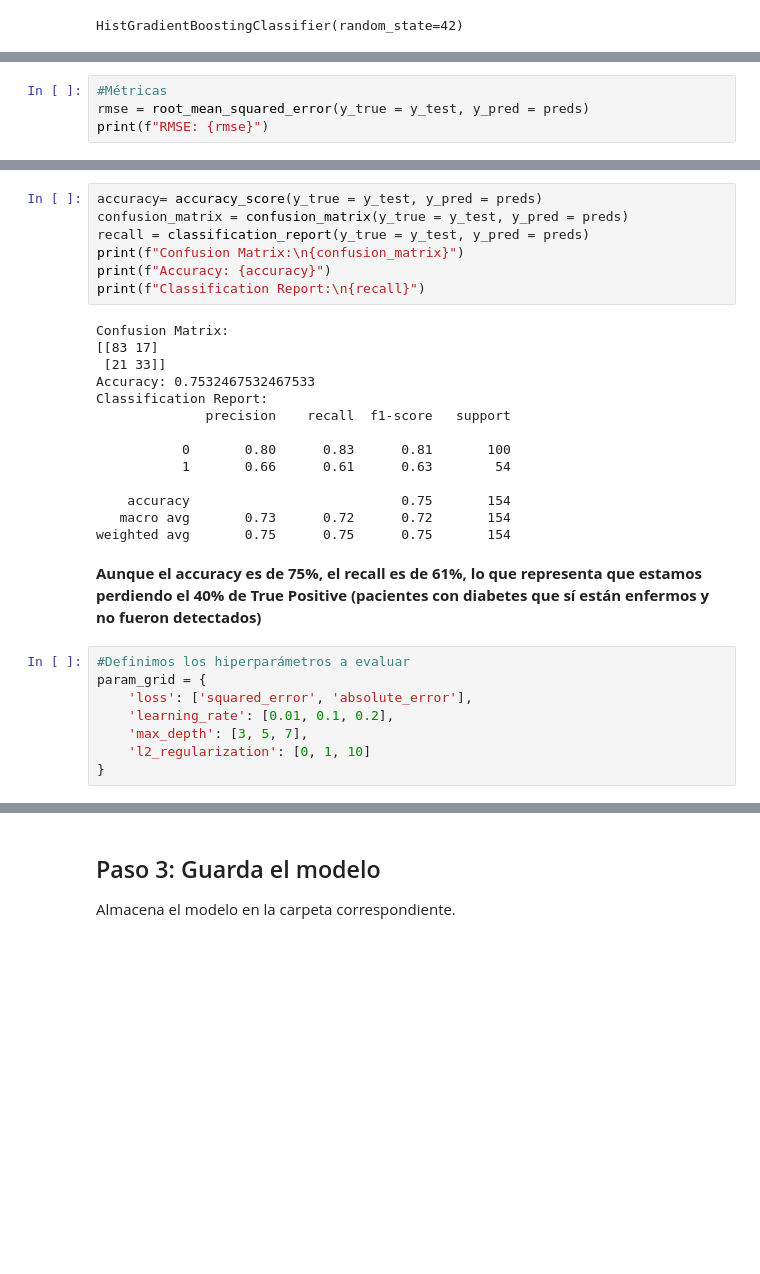
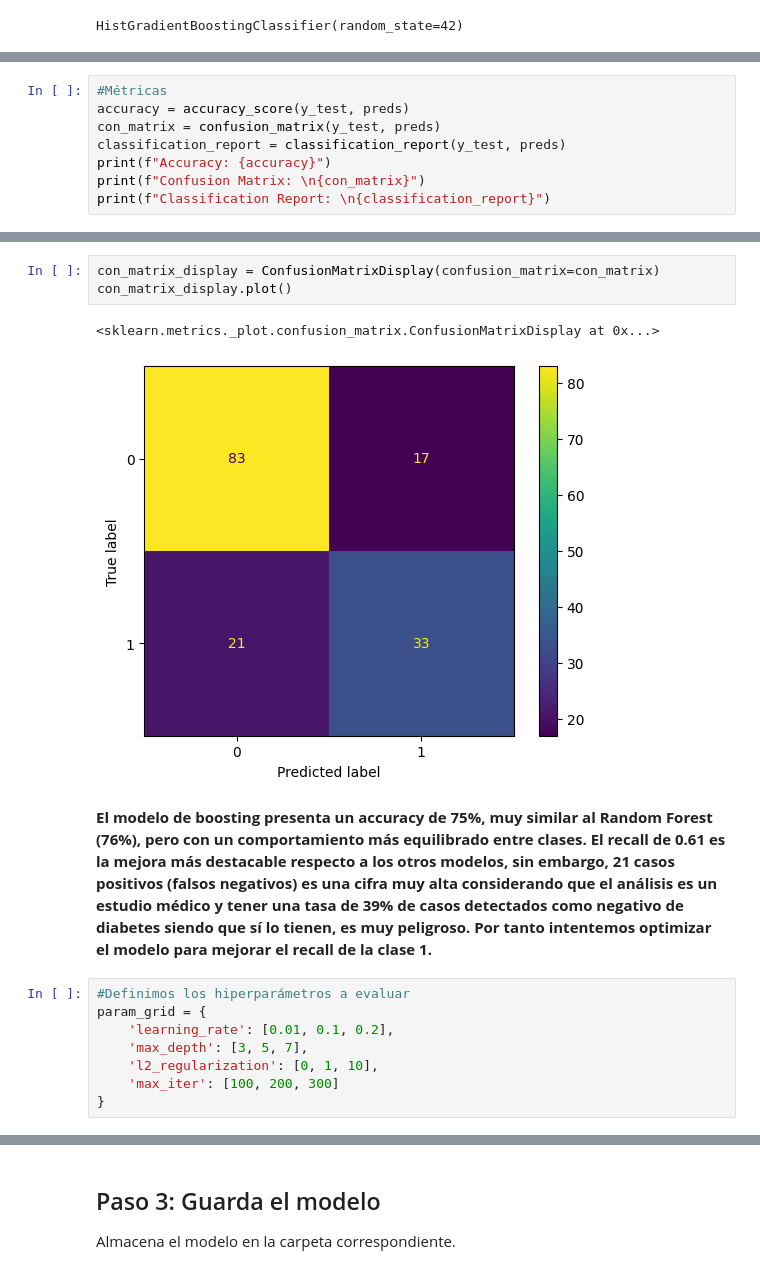
Before and after one commit to 4GeeksAcademy/ekbalam11-machine-learning, a Jupyter notebook: src/06-boosting-diabetes.ipynb, the cells around one changed output, grey strips where cells are left out. Cells and saved outputs as stored; diff of their text form; blank space fills up the shorter version.

Commit message:
casi terminado, pendiente de resolver error con class report

```diff
--- a/src/06-boosting-diabetes.ipynb
+++ b/src/06-boosting-diabetes.ipynb
@@ -48,5 +55,9 @@ preds = model.predict(X = X_test)
 # %%
 #Métricas
-rmse = root_mean_squared_error(y_true = y_test, y_pred = preds)
-print(f"RMSE: {rmse}")
+accuracy = accuracy_score(y_test, preds)
+con_matrix = confusion_matrix(y_test, preds)
+classification_report = classification_report(y_test, preds)
+print(f"Accuracy: {accuracy}")
+print(f"Confusion Matrix: \n{con_matrix}")
+print(f"Classification Report: \n{classification_report}")
 # %% [output]
@@ -54,33 +77,18 @@ RMSE: 0.496742636335202
-# %%
-accuracy= accuracy_score(y_true = y_test, y_pred = preds)
-confusion_matrix = confusion_matrix(y_true = y_test, y_pred = preds)
-recall = classification_report(y_true = y_test, y_pred = preds)
-print(f"Confusion Matrix:\n{confusion_matrix}")
-print(f"Accuracy: {accuracy}")
-print(f"Classification Report:\n{recall}")
-# %% [output]
-Confusion Matrix:
-[[83 17]
- [21 33]]
-Accuracy: 0.7532467532467533
-Classification Report:
-              precision    recall  f1-score   support
-
-           0       0.80      0.83      0.81       100
-           1       0.66      0.61      0.63        54
-
-    accuracy                           0.75       154
-   macro avg       0.73      0.72      0.72       154
-weighted avg       0.75      0.75      0.75       154
+# %%
+con_matrix_display = ConfusionMatrixDisplay(confusion_matrix=con_matrix)
+con_matrix_display.plot()
+# %% [output]
+<sklearn.metrics._plot.confusion_matrix.ConfusionMatrixDisplay at 0x...>
+[figure, added]
 # %% [markdown]
-**Aunque el accuracy es de 75%, el recall es de 61%, lo que representa que estamos perdiendo el 40% de True Positive (pacientes con diabetes que sí están enfermos y no fueron detectados)**
+**El modelo de boosting presenta un accuracy de 75%, muy similar al Random Forest (76%), pero con un comportamiento más equilibrado entre clases. El recall de 0.61 es la mejora más destacable respecto a los otros modelos, sin embargo, 21 casos positivos (falsos negativos) es una cifra muy alta considerando que el análisis es un estudio médico y tener una tasa de 39% de casos detectados como negativo de diabetes siendo que sí lo tienen, es muy peligroso. Por tanto intentemos optimizar el modelo para mejorar el recall de la clase 1.**
 # %%
 #Definimos los hiperparámetros a evaluar
 param_grid = {
-    'loss': ['squared_error', 'absolute_error'],
     'learning_rate': [0.01, 0.1, 0.2],
     'max_depth': [3, 5, 7],
-    'l2_regularization': [0, 1, 10]
+    'l2_regularization': [0, 1, 10],
+    'max_iter': [100, 200, 300]
 }
 # %%
 #Búsqueda Grid Search con validación cruzada
```
Also changed, not shown: parts of 9 cells of this notebook.
